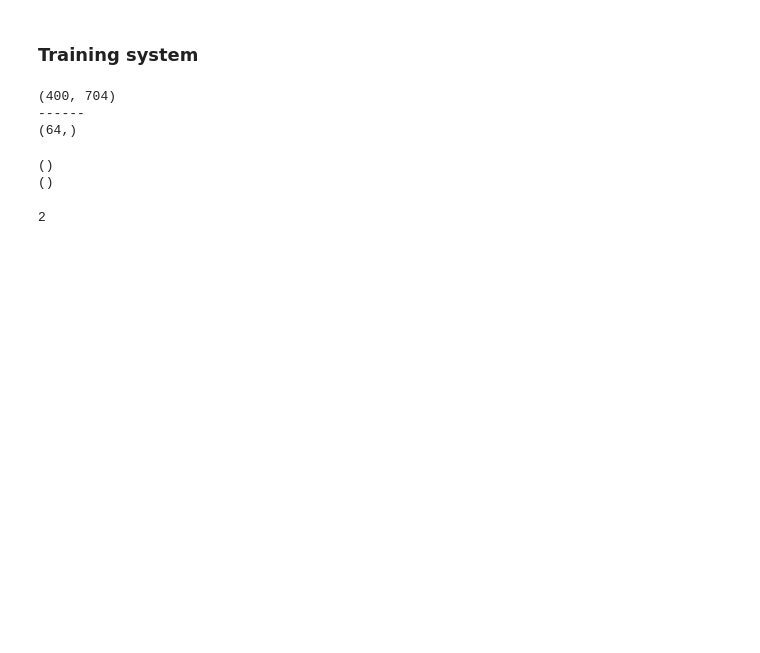
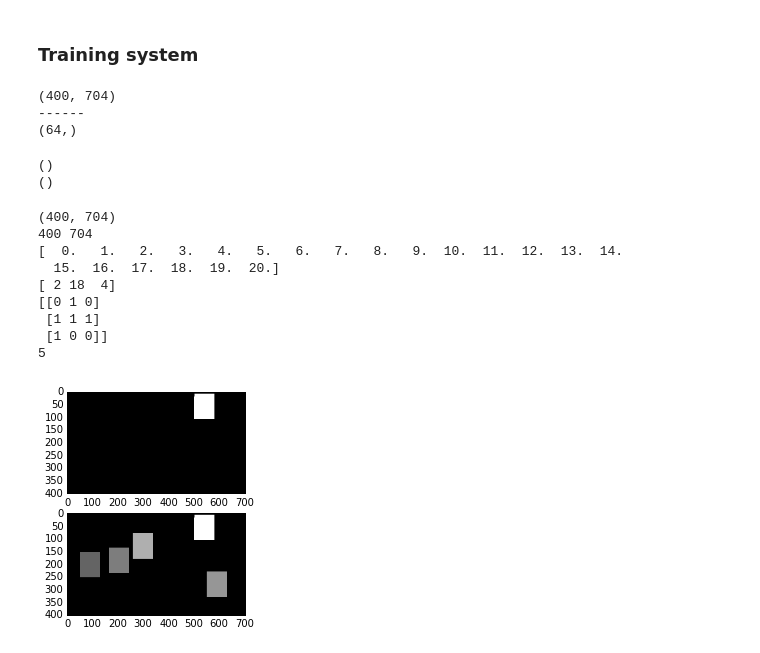
Before and after one commit to Darialfury/pdiclass, a Jupyter notebook: TrackingSystem.ipynb, the cells around one changed output. Saved outputs shown, nothing was run; the diff lists cells and outputs as text; code cells hidden in the pictures; blank space fills up the shorter version.

```diff
--- a/TrackingSystem.ipynb
+++ b/TrackingSystem.ipynb
@@ -150,8 +183,49 @@ print w
 # %% [output]
 ()
 ()
-# %%
-cells = [np.hsplit(row,2) for row in np.vsplit(gray_im,2)]
-print len(cells)
-# %% [output]
-2
+# %%
+h, w, _ = first_mat.shape
+
+mat_extract = np.zeros([h,w])
+disx = 80
+disy = 100
+px = 500
+py = 10
+mat_extract[py:py+disy,px:px+disx] = 255
+plt.subplot(2,1,1)
+copy_extract = mat_extract.copy()
+plt.imshow(copy_extract, cmap=plt.cm.gray, vmin=0, vmax=255)
+
+for i in range(0,4):
+    flag = True
+    while flag:
+        a = np.random.randint(len(np.arange(0,h)))
+        b = np.random.randint(len(np.arange(0,w)))
+        if((a+disy)<h)and((b+disx)<w):
+            box_extracted = mat_extract[a:a+disy,b:b+disx]
+            if(np.sum(box_extracted)==0):
+                mat_extract[a:a+disy,b:b+disx] = 100 + (i*25)
+                flag = False
+plt.subplot(2,1,2)
+plt.imshow(mat_extract, cmap=plt.cm.gray, vmin=0, vmax=255)
+
+print mat_extract.shape
+print h, w
+vec = np.arange(0,20.55)
+print vec
+a = np.random.randint(len(vec),size=3)
+print a
+z = np.array([[0,1,0],[1,1,1],[1,0,0]])
+print z
+print np.sum(z)
+# %% [output]
+(400, 704)
+400 704
+[  0.   1.   2.   3.   4.   5.   6.   7.   8.   9.  10.  11.  12.  13.  14.
+  15.  16.  17.  18.  19.  20.]
+[ 2 18  4]
+[[0 1 0]
+ [1 1 1]
+ [1 0 0]]
+5
+[figure, added]
```
Also changed, not shown: parts of 4 cells of this notebook.
